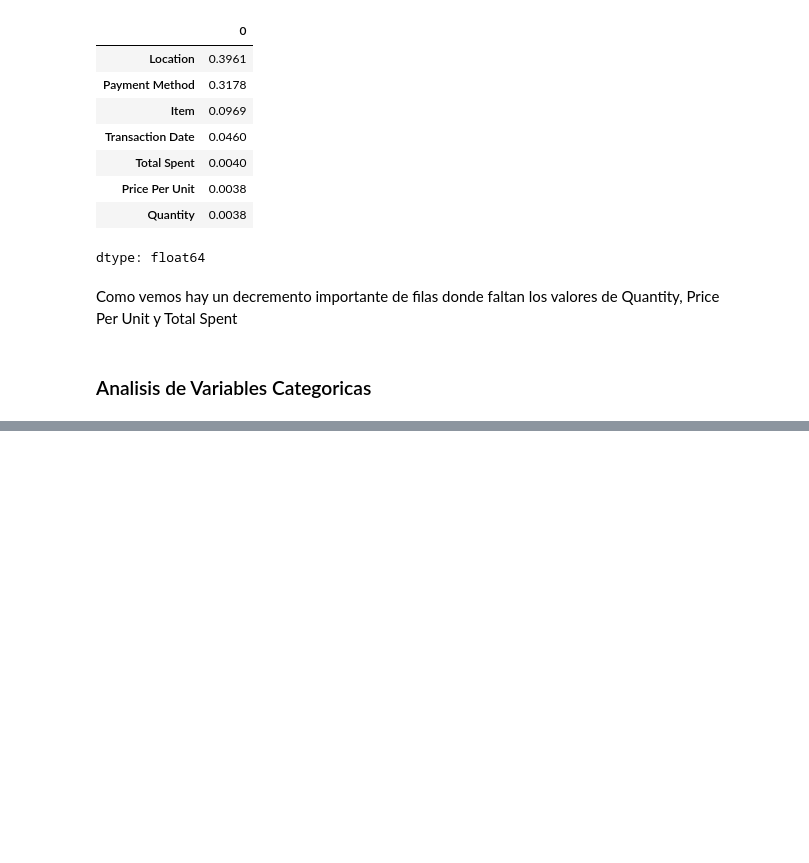
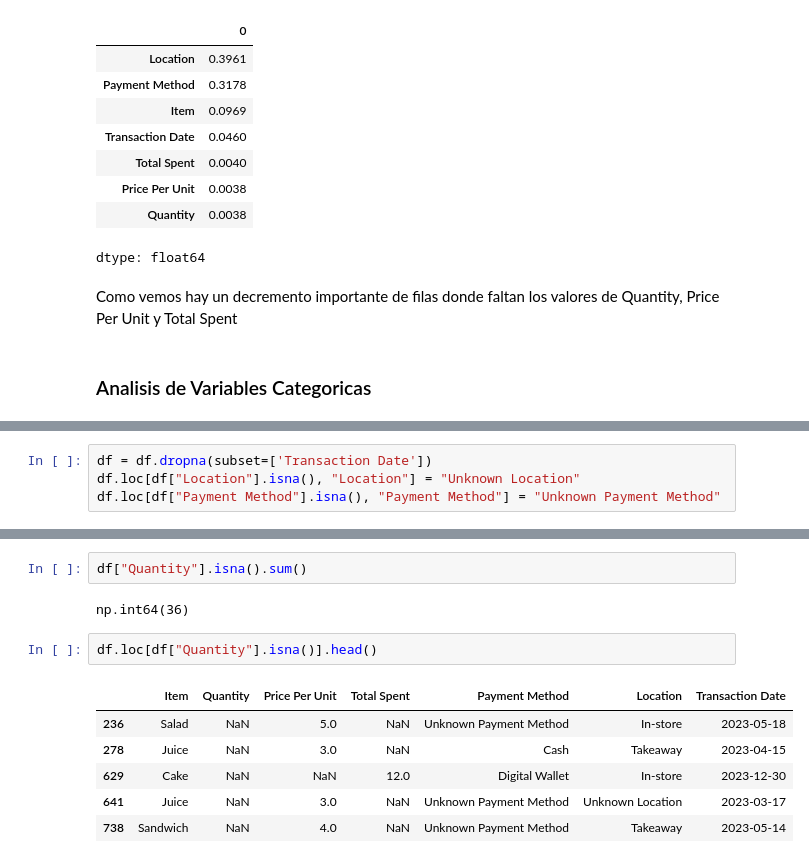
Before and after one commit to MauricioLlugdar/CoffeeShop-Sales, a Jupyter notebook: 01_CoffeeShopSales_Analysis_Exploration_Cleaning.ipynb, the cells around one changed output, grey strips where cells are left out. Cells and saved outputs as stored; diff of their text form; blank space fills up the shorter version.

```diff
--- a/01_CoffeeShopSales_Analysis_Exploration_Cleaning.ipynb
+++ b/01_CoffeeShopSales_Analysis_Exploration_Cleaning.ipynb
@@ -326,3 +326,7 @@ Como vemos faltan un 39,61% de los valores de Location y un 31,78% de los valore
 Analizando la otra variable Item, dada su cantidad y precio unitario, se podría inferir que Item es, por lo que se podrían recuperar varios Items y tener menos valores NaN.
 
 Y por último, la feature transaction Date nos es escencial para nuestra predicción temporal, por lo que sin esta, no podemos predecir el consumo de la semana siguiente.
+# %%
+df = df.dropna(subset=['Transaction Date'])
+df.loc[df["Location"].isna(), "Location"] = "Unknown Location"
+df.loc[df["Payment Method"].isna(), "Payment Method"] = "Unknown Payment Method"
@@ -328,0 +350,13 @@ Y por último, la feature transaction Date nos es escencial para nuestra predicc
+# %%
+df["Quantity"].isna().sum()
+# %% [output]
+np.int64(36)
+# %%
+df.loc[df["Quantity"].isna()].head()
+# %% [output]
+|  | Item | Quantity | Price Per Unit | Total Spent | Payment Method | Location | Transaction Date |
+| 236 | Salad | NaN | 5.0 | NaN | Unknown Payment Method | In-store | 2023-05-18 |
+| 278 | Juice | NaN | 3.0 | NaN | Cash | Takeaway | 2023-04-15 |
+| 629 | Cake | NaN | NaN | 12.0 | Digital Wallet | In-store | 2023-12-30 |
+| 641 | Juice | NaN | 3.0 | NaN | Unknown Payment Method | Unknown Location | 2023-03-17 |
+| 738 | Sandwich | NaN | 4.0 | NaN | Unknown Payment Method | Takeaway | 2023-05-14 |
```
Also changed, not shown: parts of 28 cells of this notebook.
